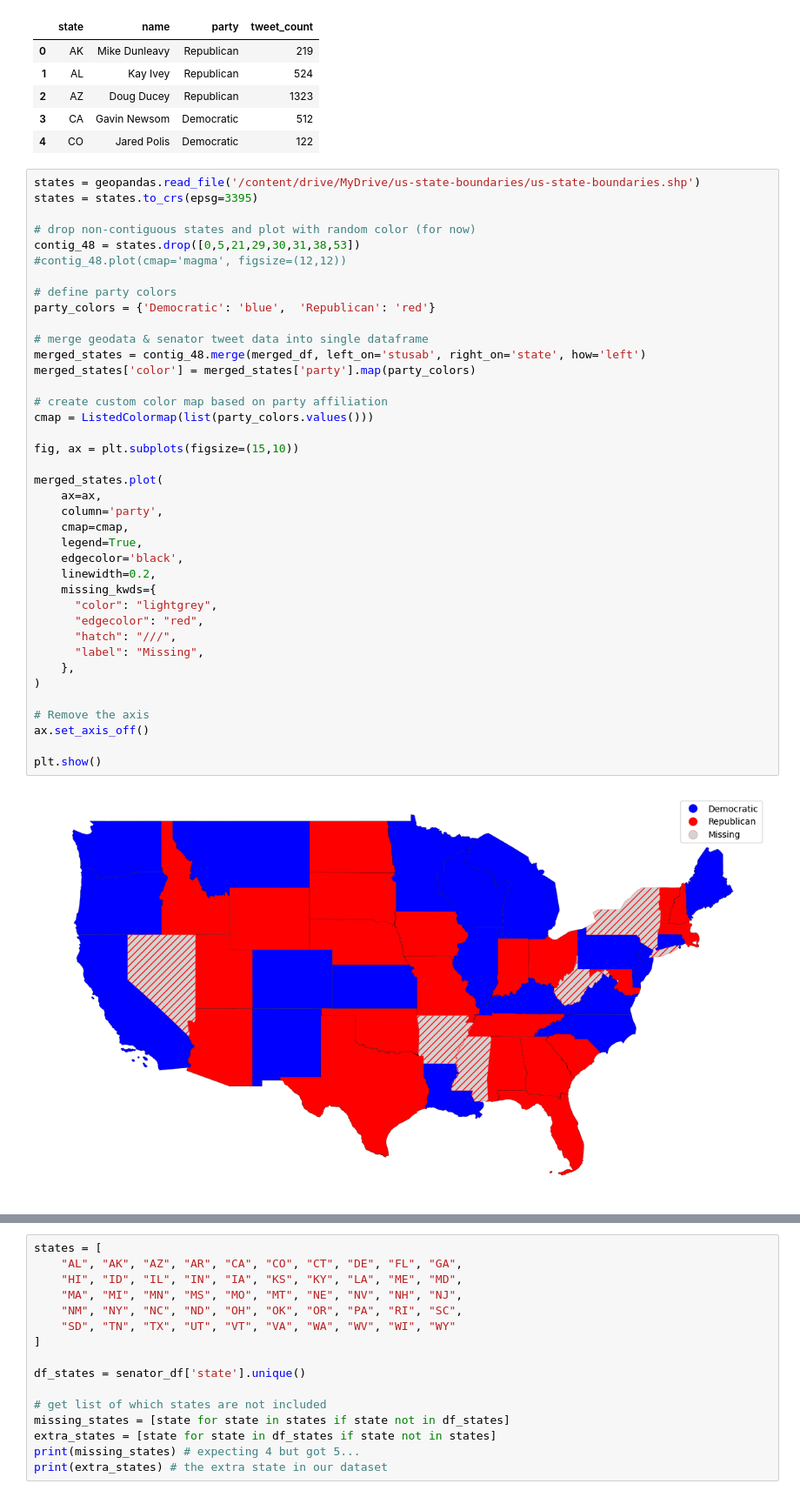
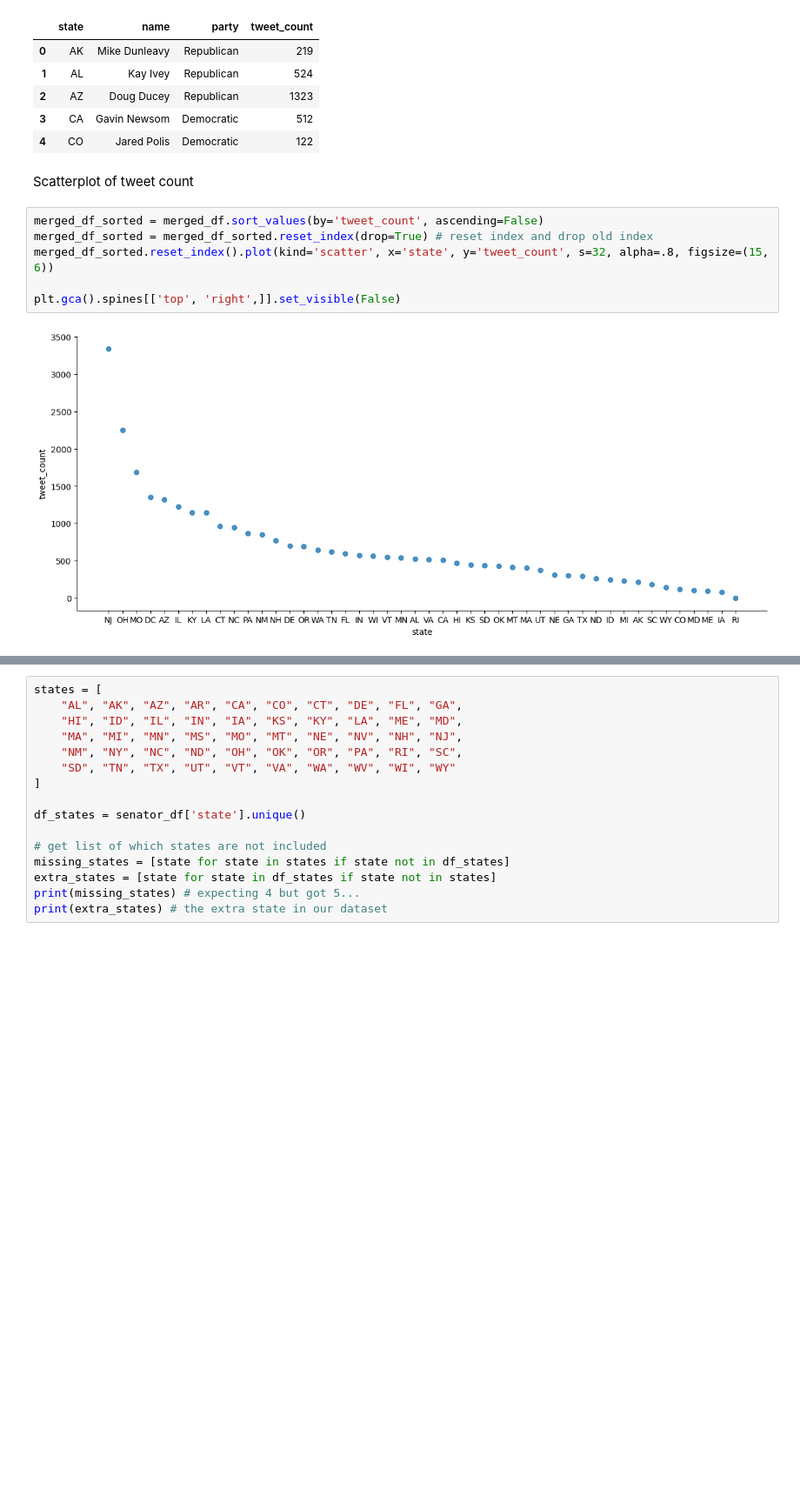
Before and after one commit to ishraqkhan32/dspp_assignment1, a Jupyter notebook: data_assignment_1.ipynb, the cells around one changed output, grey strips where cells are left out. Shown at 87% size. Saved outputs shown, nothing was run; the diff lists cells and outputs as text; blank space fills up the shorter version.

```diff
--- a/data_assignment_1.ipynb
+++ b/data_assignment_1.ipynb
@@ -57,44 +64,13 @@ merged_df.head(5)
 | 2 | AZ | Doug Ducey | Republican | 1323 |
 | 3 | CA | Gavin Newsom | Democratic | 512 |
 | 4 | CO | Jared Polis | Democratic | 122 |
-# %%
-states = geopandas.read_file('/content/drive/MyDrive/us-state-boundaries/us-state-boundaries.shp')
-states = states.to_crs(epsg=3395)
-
-# drop non-contiguous states and plot with random color (for now)
-contig_48 = states.drop([0,5,21,29,30,31,38,53])
-#contig_48.plot(cmap='magma', figsize=(12,12))
-
-# define party colors
-party_colors = {'Democratic': 'blue',  'Republican': 'red'}
-
-# merge geodata & senator tweet data into single dataframe
-merged_states = contig_48.merge(merged_df, left_on='stusab', right_on='state', how='left')
-merged_states['color'] = merged_states['party'].map(party_colors)
-
-# create custom color map based on party affiliation
-cmap = ListedColormap(list(party_colors.values()))
-
-fig, ax = plt.subplots(figsize=(15,10))
-
-merged_states.plot(
-    ax=ax,
-    column='party',
-    cmap=cmap,
-    legend=True,
-    edgecolor='black',
-    linewidth=0.2,
-    missing_kwds={
-      "color": "lightgrey",
-      "edgecolor": "red",
-      "hatch": "///",
-      "label": "Missing",
-    },
-)
-
-# Remove the axis
-ax.set_axis_off()
-
-plt.show()
-# %% [output]
-[figure, removed]
+# %% [markdown]
+Scatterplot of tweet count
+# %%
+merged_df_sorted = merged_df.sort_values(by='tweet_count', ascending=False)
+merged_df_sorted = merged_df_sorted.reset_index(drop=True) # reset index and drop old index
+merged_df_sorted.reset_index().plot(kind='scatter', x='state', y='tweet_count', s=32, alpha=.8, figsize=(15, 6))
+
+plt.gca().spines[['top', 'right',]].set_visible(False)
+# %% [output]
+[figure, added]
```
Also changed, not shown: parts of 9 cells of this notebook.
